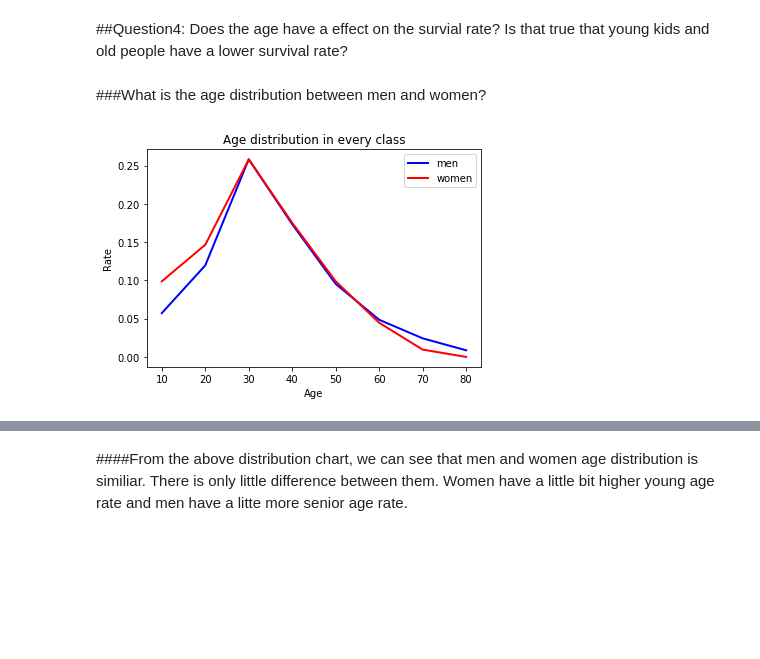
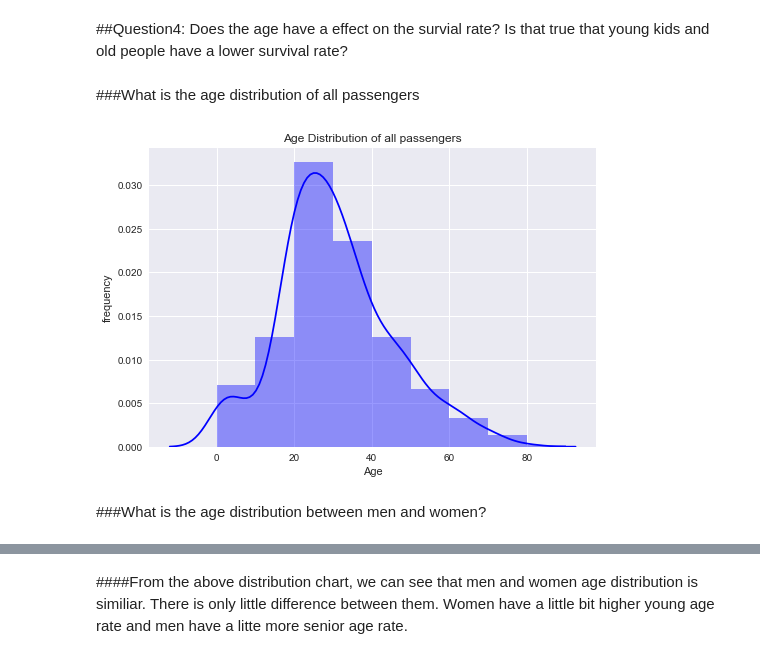
Before and after one commit to duanduan2015/Titanic-Dataset-Analysis, a Jupyter notebook: TitanicDatasetAnalysis.ipynb, the cells around one changed output, grey strips where cells are left out. Cells and saved outputs as stored; diff of their text form; code cells hidden in the pictures; blank space fills up the shorter version.

```diff
--- a/TitanicDatasetAnalysis.ipynb
+++ b/TitanicDatasetAnalysis.ipynb
@@ -200,18 +176,16 @@ age_ranges.append(age_range8)
+# %%
+bin_width = 10
+age_bins = np.arange(0, 100, bin_width)
+sns.set()
+# %% [markdown]
+###What is the age distribution of all passengers
+# %%
+ages = passengers_df.loc[(~passengers_df['Age'].isnull()), 'Age']
+ax = sns.distplot(men_ages, age_bins, color='b', hist=True)
+plot.title("Age Distribution of all passengers")
+plot.ylabel("frequency")
+plot.show()
+# %% [output]
+[figure, added]
 # %% [markdown]
 ###What is the age distribution between men and women?
-# %%
-men_age_percent = []
-women_age_percent = []
-for ages in age_ranges:
-    men_age_percent.append(len(ages.loc[ages['Sex'] == 'male']) / len(men))
-    women_age_percent.append(len(ages.loc[ages['Sex'] == 'female']) / len(women))
-fig, ax = plot.subplots()
-line1 = ax.plot(x, men_age_percent, color='b', linewidth=2)
-line2 = ax.plot(x, women_age_percent, color='r', linewidth=2)
-ax.set_ylabel('Rate')
-ax.set_xlabel('Age')
-ax.set_title('Age distribution in every class')
-ax.legend((line1[0], line2[0]), ("men", "women"))
-plot.show()
-# %% [output]
-[figure, removed]
```
Also changed, not shown: parts of 17 cells of this notebook.
